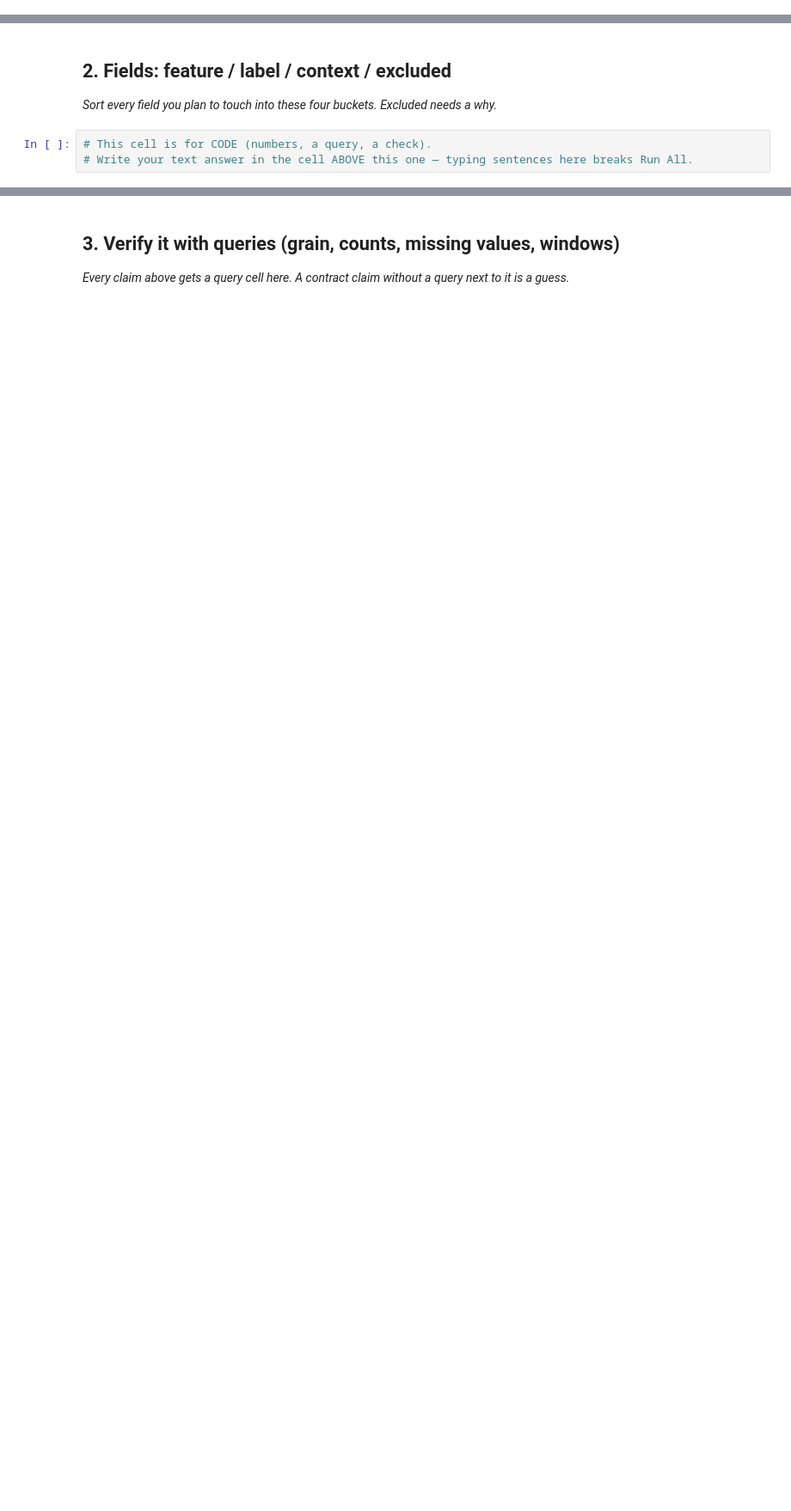
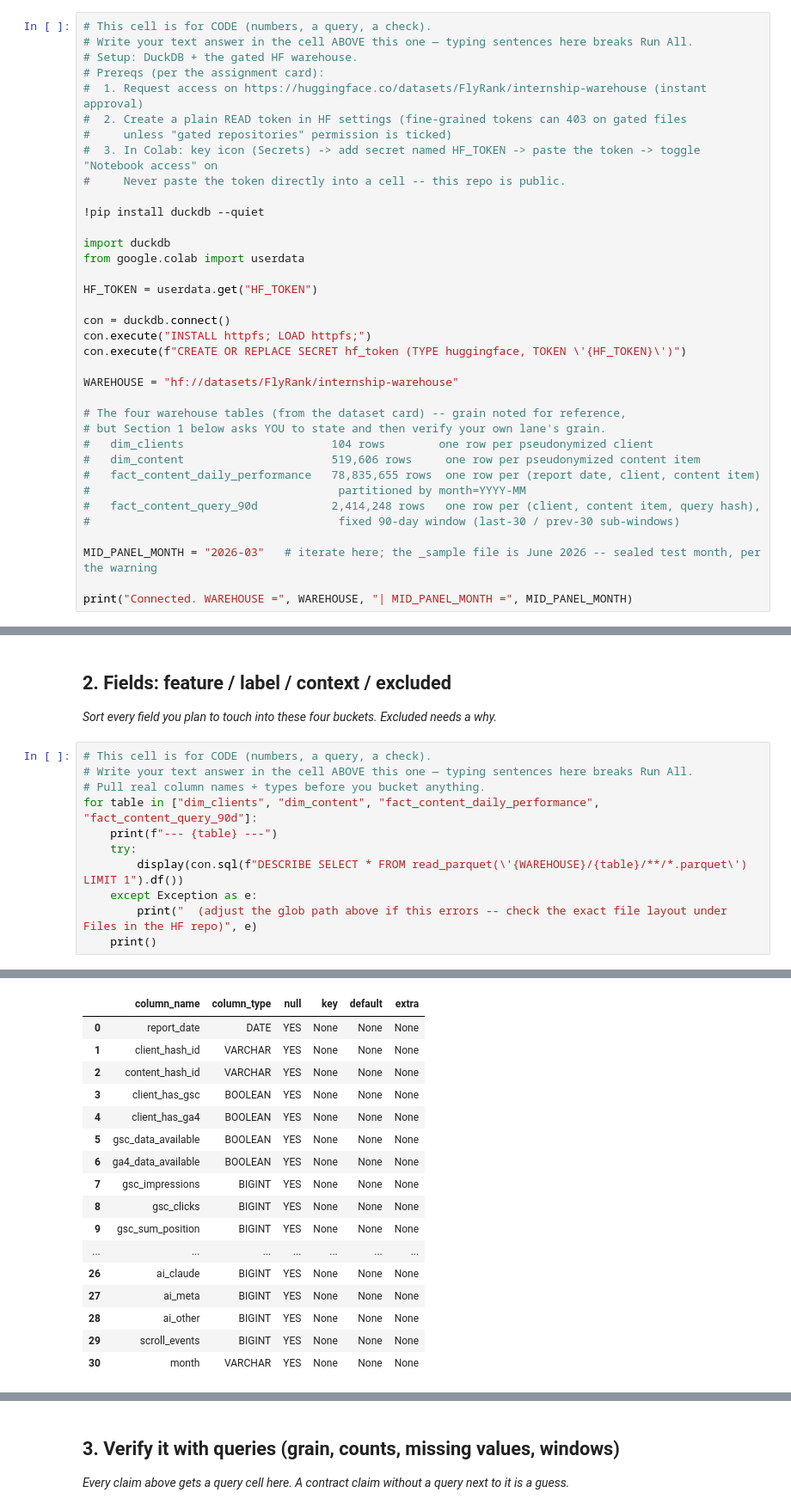
Before and after one commit to SubhadeepBhadra/subhflyrank-internship, a Jupyter notebook: work/notebooks/w03_data_contract.ipynb, the cells around one changed output, grey strips where cells are left out. Shown at 86% size. Drawn from its saved outputs; the diff is of its cells as text; blank space fills up the shorter version.

```diff
--- a/work/notebooks/w03_data_contract.ipynb
+++ b/work/notebooks/w03_data_contract.ipynb
@@ -15,0 +15,36 @@ This skeleton is yours to fill. Work the sections **in order** — each one has
+# %%
+# This cell is for CODE (numbers, a query, a check).
+# Write your text answer in the cell ABOVE this one — typing sentences here breaks Run All.
+# Setup: DuckDB + the gated HF warehouse.
+# Prereqs (per the assignment card):
+#  1. Request access on https://huggingface.co/datasets/FlyRank/internship-warehouse (instant approval)
+#  2. Create a plain READ token in HF settings (fine-grained tokens can 403 on gated files
+#     unless "gated repositories" permission is ticked)
+#  3. In Colab: key icon (Secrets) -> add secret named HF_TOKEN -> paste the token -> toggle "Notebook access" on
+#     Never paste the token directly into a cell -- this repo is public.
+
+!pip install duckdb --quiet
+
+import duckdb
+from google.colab import userdata
+
+HF_TOKEN = userdata.get("HF_TOKEN")
+
+con = duckdb.connect()
+con.execute("INSTALL httpfs; LOAD httpfs;")
+con.execute(f"CREATE OR REPLACE SECRET hf_token (TYPE huggingface, TOKEN \'{HF_TOKEN}\')")
+
+WAREHOUSE = "hf://datasets/FlyRank/internship-warehouse"
+
+# The four warehouse tables (from the dataset card) -- grain noted for reference,
+# but Section 1 below asks YOU to state and then verify your own lane's grain.
+#   dim_clients                      104 rows        one row per pseudonymized client
+#   dim_content                      519,606 rows     one row per pseudonymized content item
+#   fact_content_daily_performance   78,835,655 rows  one row per (report date, client, content item)
+#                                     partitioned by month=YYYY-MM
+#   fact_content_query_90d           2,414,248 rows   one row per (client, content item, query hash),
+#                                     fixed 90-day window (last-30 / prev-30 sub-windows)
+
+MID_PANEL_MONTH = "2026-03"   # iterate here; the _sample file is June 2026 -- sealed test month, per the warning
+
+print("Connected. WAREHOUSE =", WAREHOUSE, "| MID_PANEL_MONTH =", MID_PANEL_MONTH)
@@ -20,3 +57,12 @@ This skeleton is yours to fill. Work the sections **in order** — each one has
 # %%
 # This cell is for CODE (numbers, a query, a check).
 # Write your text answer in the cell ABOVE this one — typing sentences here breaks Run All.
+# Pull real column names + types before you bucket anything.
+for table in ["dim_clients", "dim_content", "fact_content_daily_performance", "fact_content_query_90d"]:
+    print(f"--- {table} ---")
+    try:
+        display(con.sql(f"DESCRIBE SELECT * FROM read_parquet(\'{WAREHOUSE}/{table}/**/*.parquet\') LIMIT 1").df())
+    except Exception as e:
+        print("  (adjust the glob path above if this errors -- check the exact file layout under Files in the HF repo)", e)
+    print()
+# %% [output]
@@ -22,0 +76,17 @@ This skeleton is yours to fill. Work the sections **in order** — each one has
+|  | column_name | column_type | null | key | default | extra |
+| 0 | report_date | DATE | YES | None | None | None |
+| 1 | client_hash_id | VARCHAR | YES | None | None | None |
+| 2 | content_hash_id | VARCHAR | YES | None | None | None |
+| 3 | client_has_gsc | BOOLEAN | YES | None | None | None |
+| 4 | client_has_ga4 | BOOLEAN | YES | None | None | None |
+| 5 | gsc_data_available | BOOLEAN | YES | None | None | None |
+| 6 | ga4_data_available | BOOLEAN | YES | None | None | None |
+| 7 | gsc_impressions | BIGINT | YES | None | None | None |
+| 8 | gsc_clicks | BIGINT | YES | None | None | None |
+| 9 | gsc_sum_position | BIGINT | YES | None | None | None |
+| ... | ... | ... | ... | ... | ... | ... |
+| 26 | ai_claude | BIGINT | YES | None | None | None |
+| 27 | ai_meta | BIGINT | YES | None | None | None |
+| 28 | ai_other | BIGINT | YES | None | None | None |
+| 29 | scroll_events | BIGINT | YES | None | None | None |
+| 30 | month | VARCHAR | YES | None | None | None |
```
Also changed, not shown: parts of 7 cells of this notebook.
